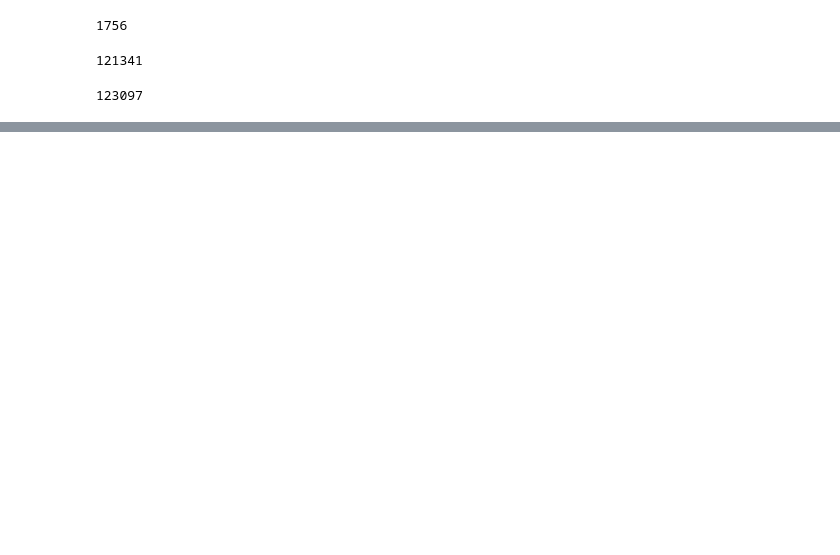
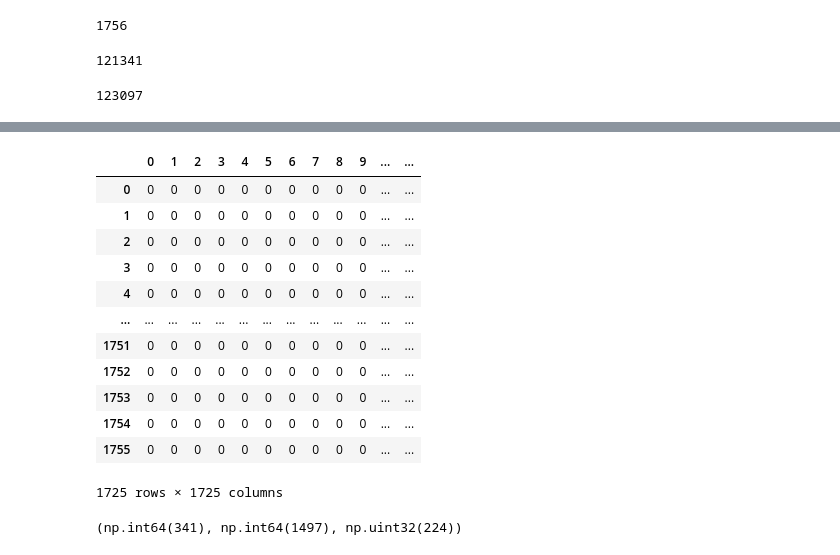
Before and after one commit to jeojildo/ppgcc-coautorias, a Jupyter notebook: notebooks/03-transformation.ipynb, the cells around one changed output, grey strips where cells are left out. Saved outputs shown, nothing was run; the diff lists cells and outputs as text; code cells hidden in the pictures; blank space fills up the shorter version.

```diff
--- a/notebooks/03-transformation.ipynb
+++ b/notebooks/03-transformation.ipynb
@@ -94,0 +66,13 @@ df_productions
+# %%
+# map_id = transformer.map_name_id(unique_names)
+# len(map_id)
+
+i = 0
+
+map_id = {}
+
+for name in unique_names:
+    map_id[name] = i
+    i += 1
+
+len(map_id)
@@ -94,0 +81,6 @@ df_productions
+# %%
+df_productions["nid"] = transformer.set_id_column(df_productions["name"], map_id)
+df_productions["aid"] = transformer.set_id_column(df_productions["authors"], map_id)
+
+df_productions = df_productions[["production_id", "name", "citation", "nid", "lattes_id", "institution","production", "aid", "authors", "type", "year", "issn"]]
+df_productions
@@ -95,2 +101,21 @@ df_productions
+# %%
+flag_productions = {}
+
+for index, row in df_productions.iterrows():
+    name = row["nid"]
+    authors = row["aid"]
+
+    if name == authors:
+        continue
+
+    production = row["production_id"]
+
+    if production not in flag_productions:
+        flag_productions[production] = {}
+
+    pair = frozenset([name, authors])
+
+    if pair not in flag_productions[production]:
+        flag_productions[production][pair] = False
 # %%
 transformer.write_parquet(df_productions, step="03-transformation", name="productions")
@@ -96,0 +181,28 @@ transformer.write_parquet(df_productions, step="03-transformation", name="produc
+# %%
+df_adjacency = frame_coauthorship_adjacency_matrix(
+    df=df_productions,
+    remove_isolated=True
+)
+
+df_adjacency
+# %% [output]
+|  | 0 | 1 | 2 | 3 | 4 | 5 | 6 | 7 | 8 | 9 | ... | ... |
+| 0 | 0 | 0 | 0 | 0 | 0 | 0 | 0 | 0 | 0 | 0 | ... | ... |
+| 1 | 0 | 0 | 0 | 0 | 0 | 0 | 0 | 0 | 0 | 0 | ... | ... |
+| 2 | 0 | 0 | 0 | 0 | 0 | 0 | 0 | 0 | 0 | 0 | ... | ... |
+| 3 | 0 | 0 | 0 | 0 | 0 | 0 | 0 | 0 | 0 | 0 | ... | ... |
+| 4 | 0 | 0 | 0 | 0 | 0 | 0 | 0 | 0 | 0 | 0 | ... | ... |
+| ... | ... | ... | ... | ... | ... | ... | ... | ... | ... | ... | ... | ... |
+| 1751 | 0 | 0 | 0 | 0 | 0 | 0 | 0 | 0 | 0 | 0 | ... | ... |
+| 1752 | 0 | 0 | 0 | 0 | 0 | 0 | 0 | 0 | 0 | 0 | ... | ... |
+| 1753 | 0 | 0 | 0 | 0 | 0 | 0 | 0 | 0 | 0 | 0 | ... | ... |
+| 1754 | 0 | 0 | 0 | 0 | 0 | 0 | 0 | 0 | 0 | 0 | ... | ... |
+| 1755 | 0 | 0 | 0 | 0 | 0 | 0 | 0 | 0 | 0 | 0 | ... | ... |
+1725 rows × 1725 columns
+# %%
+max_col = df_adjacency.max().idxmax()
+max_row = df_adjacency[max_col].idxmax()
+
+max_col, max_row, df_adjacency[max_col][max_row]
+# %% [output]
+(np.int64(341), np.int64(1497), np.uint32(224))
```
Also changed, not shown: parts of 9 cells of this notebook, 6 other files.
